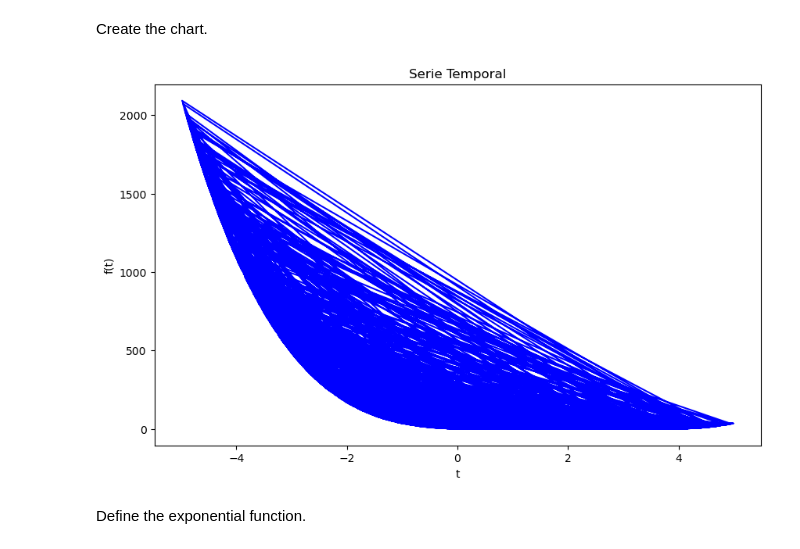
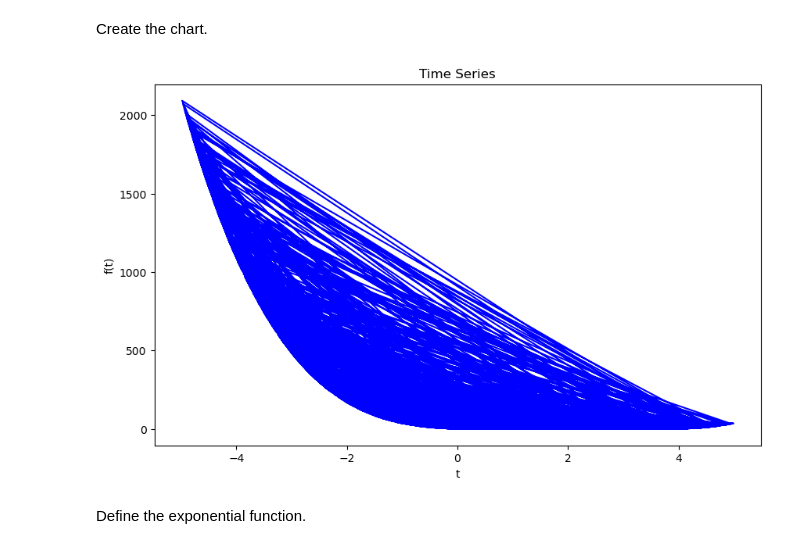
Before and after one commit to JorgeEvaristo/Final-Assignment-PAML---Jorge-Evaristo---Q1093298, a Jupyter notebook: Final Assignment PAML - Jorge Evaristo - Q1093298.ipynb, the cells around one changed output. Drawn from its saved outputs; the diff is of its cells as text; code cells hidden in the pictures.

```diff
--- a/Final Assignment PAML - Jorge Evaristo - Q1093298.ipynb
+++ b/Final Assignment PAML - Jorge Evaristo - Q1093298.ipynb
@@ -199,12 +199,12 @@ Create the chart.
 # %%
 plt.figure(figsize=(10, 6))
 plt.plot(df_3['t'], df_3['f(t)'], label="f(t)", color='b')
-plt.title('Serie Temporal')
+plt.title('Time Series')
 plt.xlabel('t')
 plt.ylabel('f(t)')
 plt.show()
 # %% [output]
-[figure, old version]
+[figure, new version]
 # %%
 from scipy.optimize import curve_fit
 # %% [markdown]
```
Also changed, not shown: parts of 2 cells of this notebook.
